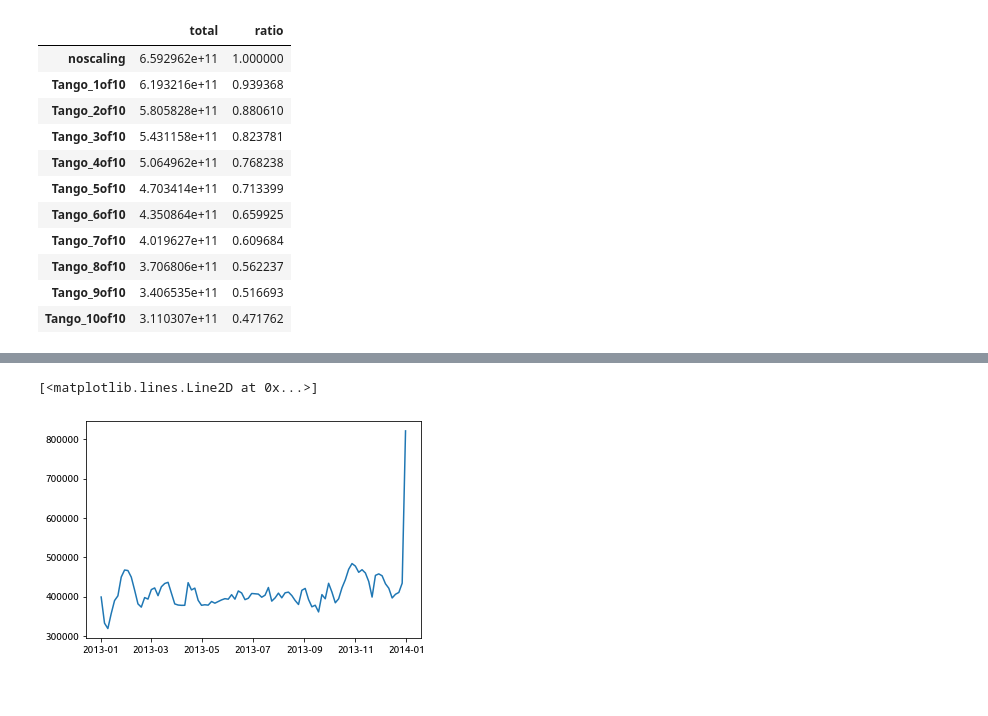
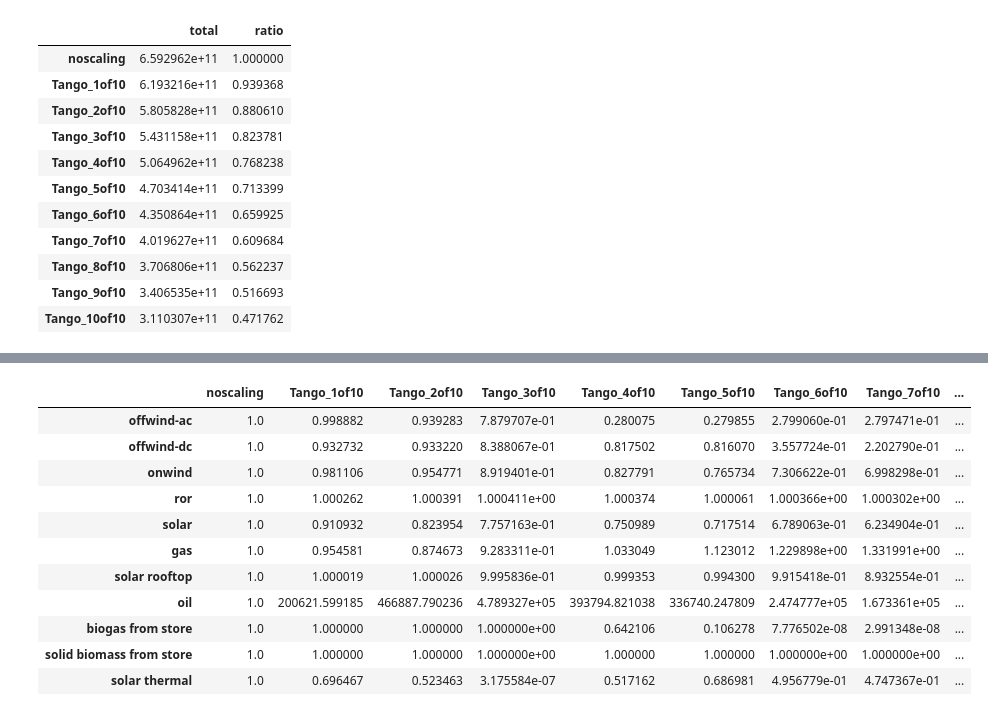
Before and after one commit to PyPSA/pypsa-eur-sec, a Jupyter notebook: basic_analysis.ipynb, the cells around one changed output, grey strips where cells are left out. Drawn from its saved outputs; the diff is of its cells as text; code cells hidden in the pictures; blank space fills up the shorter version.

```diff
--- a/basic_analysis.ipynb
+++ b/basic_analysis.ipynb
@@ -153,5 +84,36 @@ fig.savefig('gas.png')
-# %%
-plt.plot(nold.generators_t.p["EU gas"])
-# %% [output]
-[<matplotlib.lines.Line2D at 0x...>]
-[figure, removed]
+# %%
+# display primary energy use
+supplygen = load_data("supply_energy").xs('generators', level=1, drop_level=True)
+supplygen = supplygen.droplevel("scale")
+
+supplystore = load_data("supply_energy").xs('stores', level=1, drop_level=True)
+supplystore = supplystore.droplevel("scale")
+supplystore.index = supplystore.index+" from store"
+#drop non energy stores
+supplystore = supplystore.loc[[i for i in supplystore.index if not ("co2" in i or "water tank" in i)]]
+# keep only non cyclical stores
+supplystore = supplystore.loc[[i for i in supplystore.index if abs(supplystore.sum(axis=1)[i])>1]]
+
+supply = pd.concat([supplygen,supplystore],axis=0)
+
+# aggregate solar thermal
+st_inds = [i for i in supply.index if "solar thermal" in i]
+supply = pd.concat([supply,pd.DataFrame({"solar thermal" : supply.loc[st_inds].sum() }).T],axis=0)
+supply = supply.drop(st_inds)
+supply.to_csv(csvdir+outdir+"primary_energy.csv")
+supplynorm = supply.divide(supply["noscaling"],axis=0)
+
+supplynorm
+# %% [output]
+|  | noscaling | Tango_1of10 | Tango_2of10 | Tango_3of10 | Tango_4of10 | Tango_5of10 | Tango_6of10 | Tango_7of10 | ... |
+| offwind-ac | 1.0 | 0.998882 | 0.939283 | 7.879707e-01 | 0.280075 | 0.279855 | 2.799060e-01 | 2.797471e-01 | ... |
+| offwind-dc | 1.0 | 0.932732 | 0.933220 | 8.388067e-01 | 0.817502 | 0.816070 | 3.557724e-01 | 2.202790e-01 | ... |
+| onwind | 1.0 | 0.981106 | 0.954771 | 8.919401e-01 | 0.827791 | 0.765734 | 7.306622e-01 | 6.998298e-01 | ... |
+| ror | 1.0 | 1.000262 | 1.000391 | 1.000411e+00 | 1.000374 | 1.000061 | 1.000366e+00 | 1.000302e+00 | ... |
+| solar | 1.0 | 0.910932 | 0.823954 | 7.757163e-01 | 0.750989 | 0.717514 | 6.789063e-01 | 6.234904e-01 | ... |
+| gas | 1.0 | 0.954581 | 0.874673 | 9.283311e-01 | 1.033049 | 1.123012 | 1.229898e+00 | 1.331991e+00 | ... |
+| solar rooftop | 1.0 | 1.000019 | 1.000026 | 9.995836e-01 | 0.999353 | 0.994300 | 9.915418e-01 | 8.932554e-01 | ... |
+| oil | 1.0 | 200621.599185 | 466887.790236 | 4.789327e+05 | 393794.821038 | 336740.247809 | 2.474777e+05 | 1.673361e+05 | ... |
+| biogas from store | 1.0 | 1.000000 | 1.000000 | 1.000000e+00 | 0.642106 | 0.106278 | 7.776502e-08 | 2.991348e-08 | ... |
+| solid biomass from store | 1.0 | 1.000000 | 1.000000 | 1.000000e+00 | 1.000000 | 1.000000 | 1.000000e+00 | 1.000000e+00 | ... |
+| solar thermal | 1.0 | 0.696467 | 0.523463 | 3.175584e-07 | 0.517162 | 0.686981 | 4.956779e-01 | 4.747367e-01 | ... |
```
Also changed, not shown: parts of 16 cells of this notebook, 4 other files.
